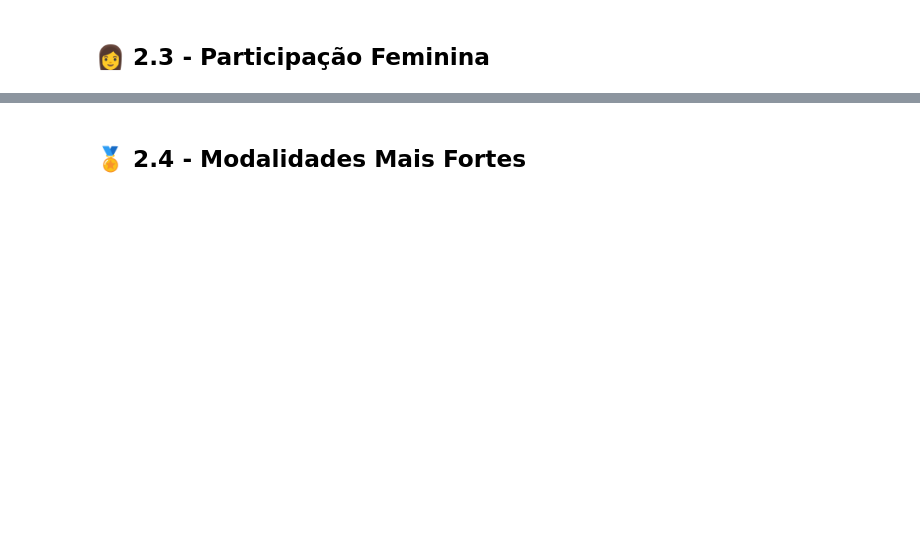
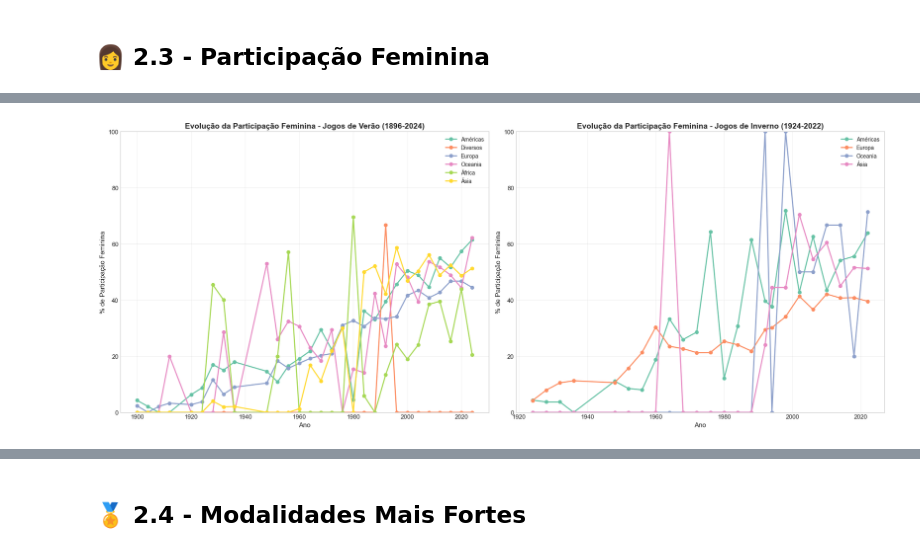
Before and after one commit to CarlosLNeto/olympics-continental-analysis, a Jupyter notebook: code/parte2/parte2_analise_continentes.ipynb, the cells around one changed output, grey strips where cells are left out. Saved outputs shown, nothing was run; the diff lists cells and outputs as text; code cells hidden in the pictures; blank space fills up the shorter version.

```diff
--- a/code/parte2/parte2_analise_continentes.ipynb
+++ b/code/parte2/parte2_analise_continentes.ipynb
@@ -152,36 +262,93 @@ print('='*80)
 
 # Filtrar dados com sexo conhecido
 df_gender=df_medals[df_medals['athlete_sex'].notna()].copy()
+# Normalizar valores para Female/Male
+df_gender['athlete_sex']=df_gender['athlete_sex'].str.strip().str.capitalize()
 
-# Calcular % feminino por ano e continente
-gender_counts=df_gender.groupby(['game_year','continent','athlete_sex']).size().unstack(fill_value=0)
-total_by_year_cont=gender_counts.groupby(level=[0,1]).sum()
+# Verificar valores únicos
+print('\nValores de sexo encontrados:', df_gender['athlete_sex'].unique())
 
-if 'F' in gender_counts.columns:
-    female_counts=gender_counts['F'] if isinstance(gender_counts['F'],pd.Series) else gender_counts.xs('F',axis=1,level=1)
-    female_pct=(female_counts/total_by_year_cont*100).unstack(fill_value=0)
+# SEPARAR POR TEMPORADA
+df_gender_summer=df_gender[df_gender['game_season']=='Summer']
+df_gender_winter=df_gender[df_gender['game_season']=='Winter']
 
-    print('\n% Participação Feminina (últimas edições):')
-    recent=female_pct.tail(5)
-    print(recent.round(1))
+# Verificar se temos dados femininos
+female_col=None
+for col in ['Female','F','female']:
+    if col in df_gender['athlete_sex'].unique():
+        female_col=col
+        break
 
-    # Gráfico
-    plt.figure(figsize=(16,8))
-    for cont in female_pct.columns:
-        plt.plot(female_pct.index,female_pct[cont],marker='o',label=cont,linewidth=2)
-    plt.xlabel('Ano',fontsize=12)
-    plt.ylabel('% de Participação Feminina',fontsize=12)
-    plt.title('Evolução da Participação Feminina por Continente (1896-2024)',fontsize=14,fontweight='bold')
-    plt.legend(fontsize=10)
-    plt.grid(True,alpha=0.3)
-    plt.ylim(0,100)
+if female_col:
+    # Calcular para VERÃO
+    gender_year_cont_summer=df_gender_summer.groupby(['game_year','continent','athlete_sex']).size().reset_index(name='count')
+    total_by_year_cont_summer=gender_year_cont_summer.groupby(['game_year','continent'])['count'].sum().reset_index(name='total')
+    female_summer=gender_year_cont_summer[gender_year_cont_summer['athlete_sex']==female_col]
+
+    # Merge e calcular percentual
+    female_pct_data_summer=female_summer.merge(total_by_year_cont_summer,on=['game_year','continent'])
+    female_pct_data_summer['pct']=(female_pct_data_summer['count']/female_pct_data_summer['total']*100)
+    female_pct_summer=female_pct_data_summer.pivot(index='game_year',columns='continent',values='pct').fillna(0)
+
+    # Calcular para INVERNO
+    if len(df_gender_winter)>0:
+        gender_year_cont_winter=df_gender_winter.groupby(['game_year','continent','athlete_sex']).size().reset_index(name='count')
+        total_by_year_cont_winter=gender_year_cont_winter.groupby(['game_year','continent'])['count'].sum().reset_index(name='total')
+        female_winter=gender_year_cont_winter[gender_year_cont_winter['athlete_sex']==female_col]
+
+        female_pct_data_winter=female_winter.merge(total_by_year_cont_winter,on=['game_year','continent'])
+        female_pct_data_winter['pct']=(female_pct_data_winter['count']/female_pct_data_winter['total']*100)
+        female_pct_winter=female_pct_data_winter.pivot(index='game_year',columns='continent',values='pct').fillna(0)
+    else:
+        female_pct_winter=pd.DataFrame()
+
+    print('\n% Participação Feminina VERÃO (últimas 5 edições):')
+    print(female_pct_summer.tail(5).round(1))
+
+    if len(female_pct_winter)>0:
+        print('\n% Participação Feminina INVERNO (últimas 5 edições):')
+        print(female_pct_winter.tail(5).round(1))
+
+    # Gráficos lado a lado
+    fig,axes=plt.subplots(1,2,figsize=(20,8))
+
+    # Verão
+    for cont in female_pct_summer.columns:
+        axes[0].plot(female_pct_summer.index,female_pct_summer[cont],marker='o',label=cont,linewidth=2)
+    axes[0].set_xlabel('Ano',fontsize=12)
+    axes[0].set_ylabel('% de Participação Feminina',fontsize=12)
+    axes[0].set_title('Evolução da Participação Feminina - Jogos de Verão (1896-2024)',fontsize=14,fontweight='bold')
+    axes[0].legend(fontsize=10)
+    axes[0].grid(True,alpha=0.3)
+    axes[0].set_ylim(0,100)
+
+    # Inverno
+    if len(female_pct_winter)>0:
+        for cont in female_pct_winter.columns:
+            axes[1].plot(female_pct_winter.index,female_pct_winter[cont],marker='o',label=cont,linewidth=2)
+        axes[1].set_xlabel('Ano',fontsize=12)
+        axes[1].set_ylabel('% de Participação Feminina',fontsize=12)
+        axes[1].set_title('Evolução da Participação Feminina - Jogos de Inverno (1924-2022)',fontsize=14,fontweight='bold')
+        axes[1].legend(fontsize=10)
+        axes[1].grid(True,alpha=0.3)
+        axes[1].set_ylim(0,100)
+    else:
+        axes[1].text(0.5,0.5,'Dados de Inverno\nnão disponíveis',ha='center',va='center',fontsize=14,transform=axes[1].transAxes)
+        axes[1].set_xlim(0,1)
+        axes[1].set_ylim(0,1)
+
     plt.tight_layout()
     plt.savefig(OUTPUTS_PATH/'figures'/'parte2_participacao_feminina.png',dpi=300,bbox_inches='tight')
     print('\n💾 Gráfico: parte2_participacao_feminina.png')
     plt.show()
 
     # Salvar
-    female_pct.to_parquet(GOLD_PATH/'participacao_feminina.parquet')
-    print('💾 Gold: participacao_feminina.parquet')
+    female_pct_summer.to_parquet(GOLD_PATH/'participacao_feminina_summer.parquet')
+    if len(female_pct_winter)>0:
+        female_pct_winter.to_parquet(GOLD_PATH/'participacao_feminina_winter.parquet')
+    print('💾 Gold: participacao_feminina_summer.parquet')
+    if len(female_pct_winter)>0:
+        print('💾 Gold: participacao_feminina_winter.parquet')
 else:
     print('⚠️ Dados de sexo não disponíveis')
+# %% [output]
@@ -187,0 +372 @@ else:
+[figure, added]
```
Also changed, not shown: parts of 12 cells of this notebook, 27 other files.
